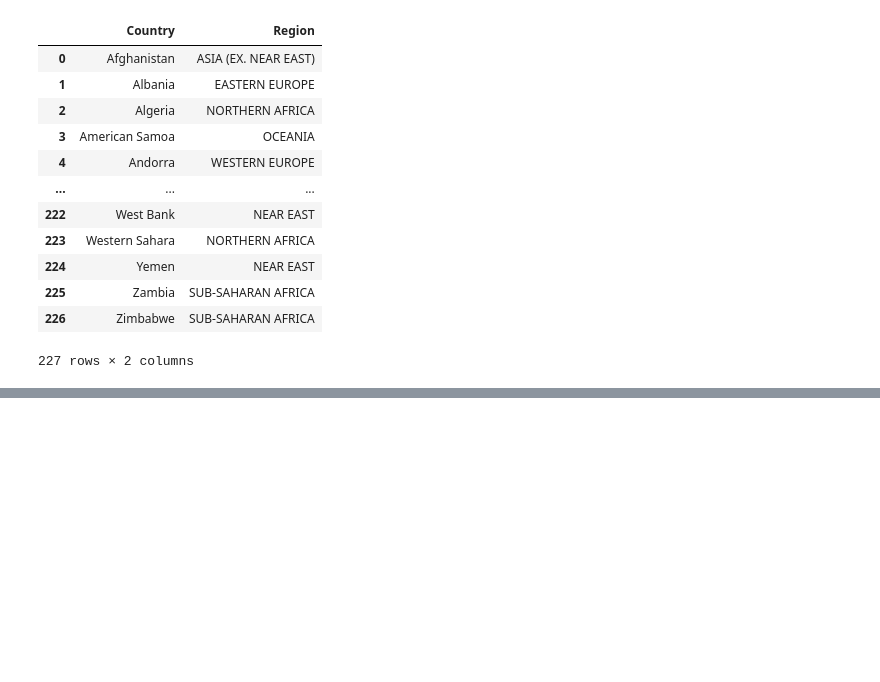
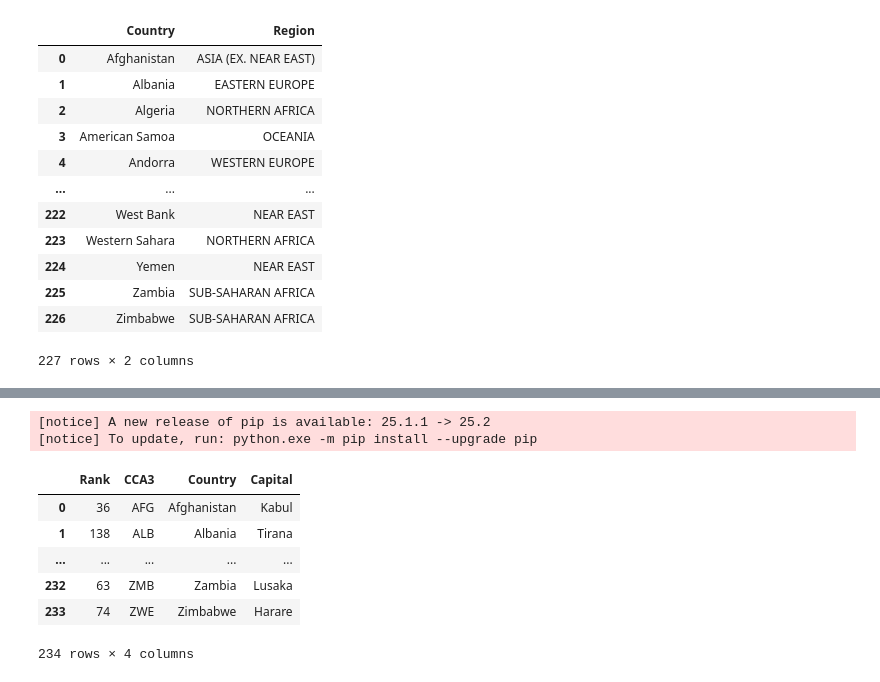
Before and after one commit to aaryyya/getting-started-pandas, a Jupyter notebook: 01._Reading.ipynb, the cells around one changed output, grey strips where cells are left out. Cells and saved outputs as stored; diff of their text form; code cells hidden in the pictures; blank space fills up the shorter version.

```diff
--- a/01._Reading.ipynb
+++ b/01._Reading.ipynb
@@ -40,0 +81,6 @@ pd.read_csv(r"D:\getting-started-pandas\countries of the world.csv")
+# %%
+!pip install openpyxl
+df=pd.read_excel(r"D:\getting-started-pandas\world_population_excel_workbook.xlsx",sheet_name='Sheet1')
+
+df
+# %% [output]
@@ -40,0 +89,9 @@ pd.read_csv(r"D:\getting-started-pandas\countries of the world.csv")
+[notice] A new release of pip is available: 25.1.1 -> 25.2
+[notice] To update, run: python.exe -m pip install --upgrade pip
+|  | Rank | CCA3 | Country | Capital |
+| 0 | 36 | AFG | Afghanistan | Kabul |
+| 1 | 138 | ALB | Albania | Tirana |
+| ... | ... | ... | ... | ... |
+| 232 | 63 | ZMB | Zambia | Lusaka |
+| 233 | 74 | ZWE | Zimbabwe | Harare |
+234 rows × 4 columns
```
Also changed, not shown: parts of 13 cells of this notebook, 3 other files.
